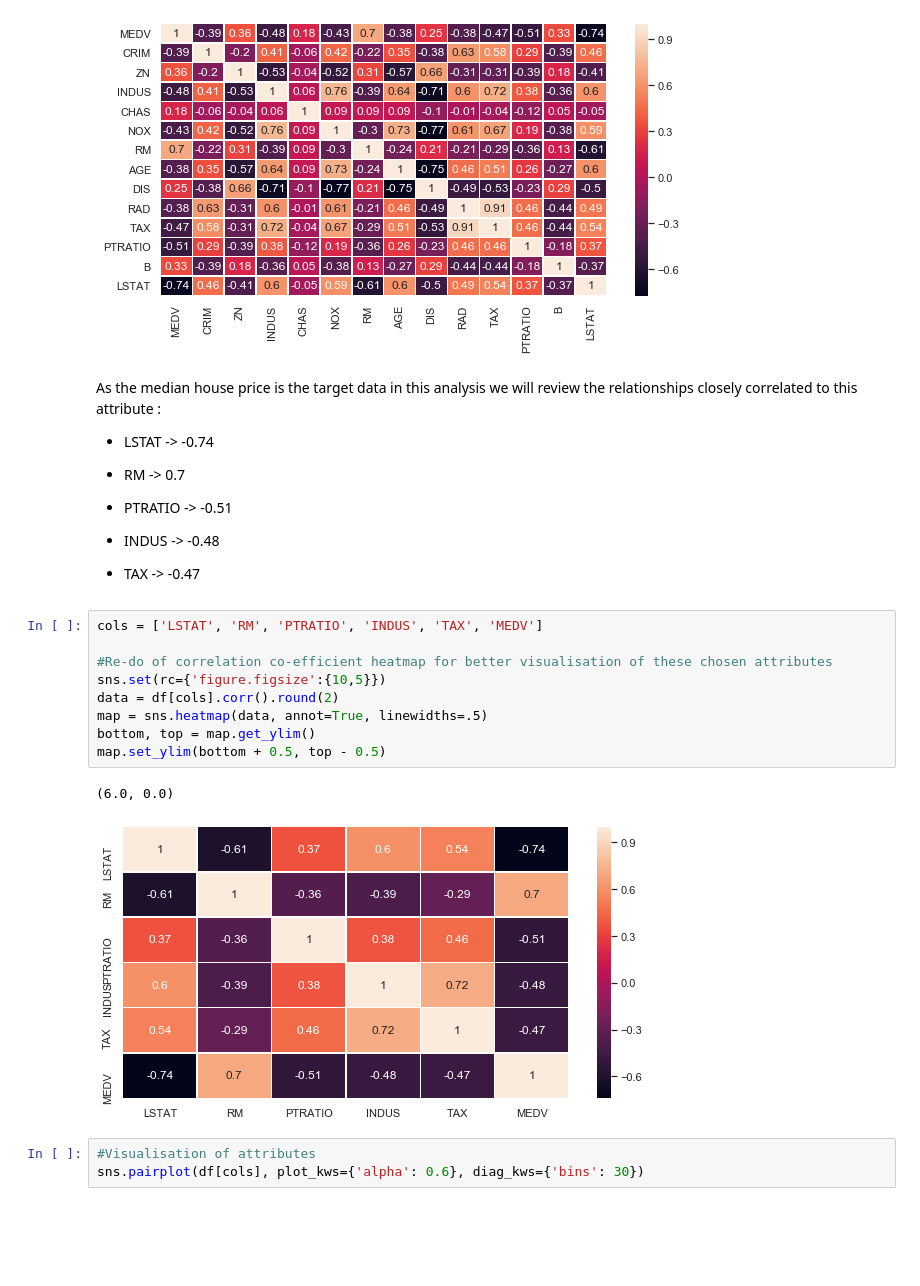
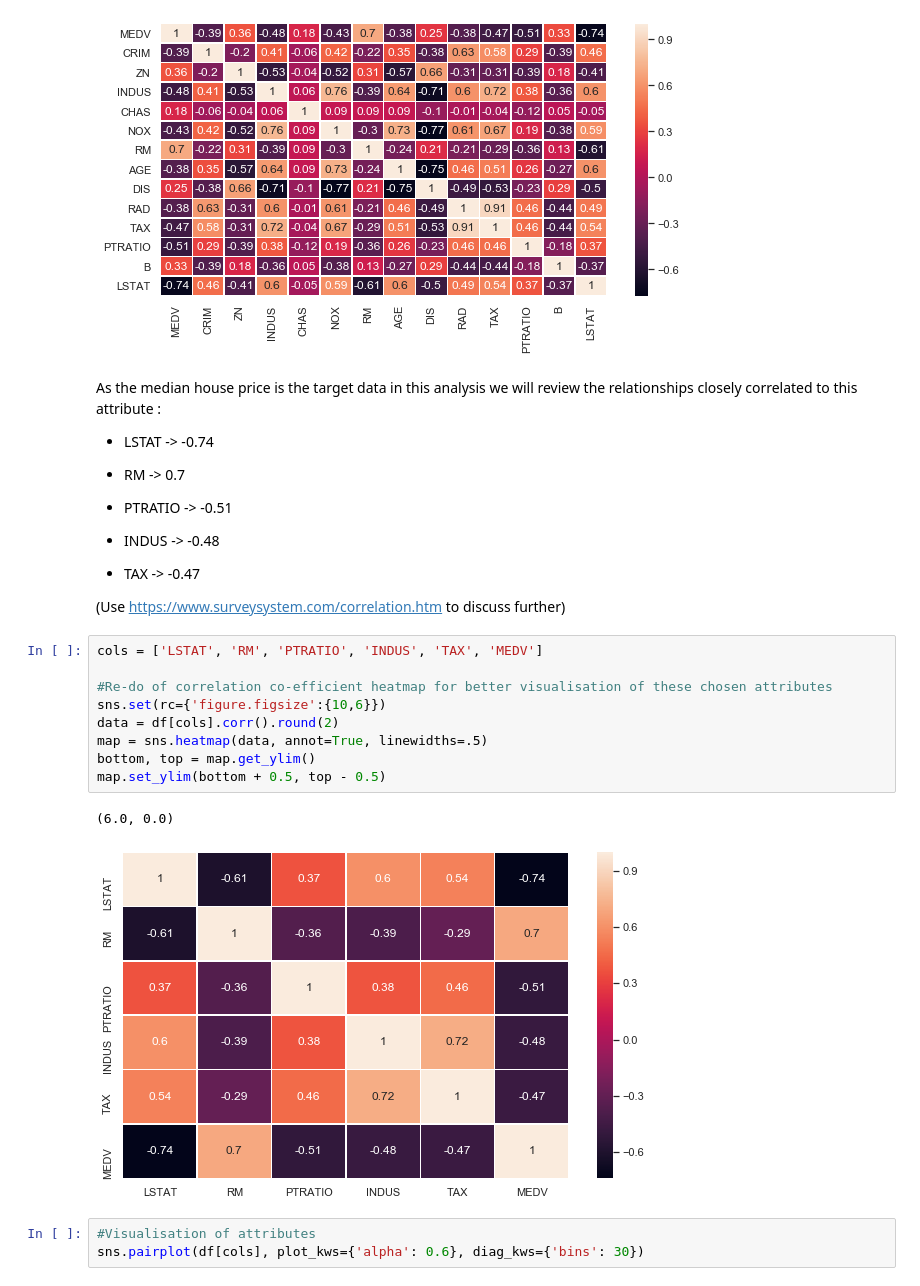
Before and after one commit to ShaunaB93/Machine_learning_and_statistics_assessment, a Jupyter notebook: Overall.ipynb, the cells around one changed output. Saved outputs shown, nothing was run; the diff lists cells and outputs as text; blank space fills up the shorter version.

Commit message:
Additional plots added for discussion & version control

```diff
--- a/Overall.ipynb
+++ b/Overall.ipynb
@@ -201,18 +208,20 @@ As the median house price is the target data in this analysis we will review the
 - INDUS -> -0.48
 
 - TAX -> -0.47
+
+(Use https://www.surveysystem.com/correlation.htm to discuss further)
 # %%
 cols = ['LSTAT', 'RM', 'PTRATIO', 'INDUS', 'TAX', 'MEDV']
 
 #Re-do of correlation co-efficient heatmap for better visualisation of these chosen attributes
-sns.set(rc={'figure.figsize':{10,5}})
+sns.set(rc={'figure.figsize':{10,6}})
 data = df[cols].corr().round(2)
 map = sns.heatmap(data, annot=True, linewidths=.5)
 bottom, top = map.get_ylim()
 map.set_ylim(bottom + 0.5, top - 0.5)
 # %% [output]
 (6.0, 0.0)
-[figure, old version]
+[figure, new version]
 # %%
 #Visualisation of attributes
 sns.pairplot(df[cols], plot_kws={'alpha': 0.6}, diag_kws={'bins': 30})
```
Also changed, not shown: parts of 20 cells of this notebook.
